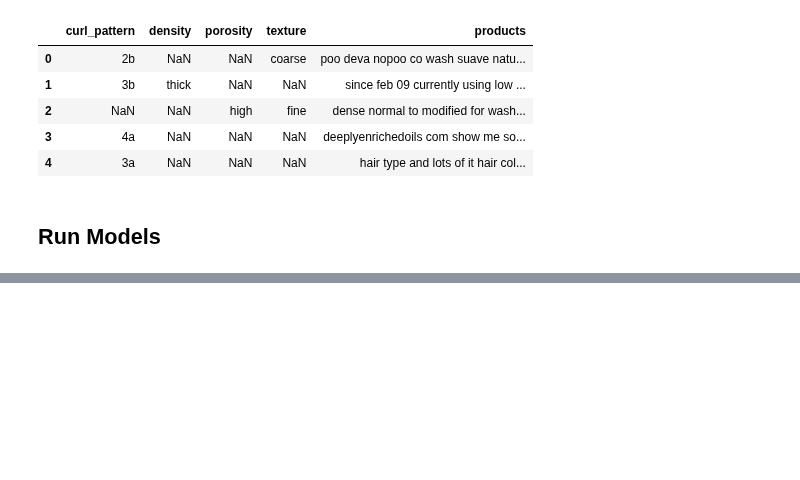
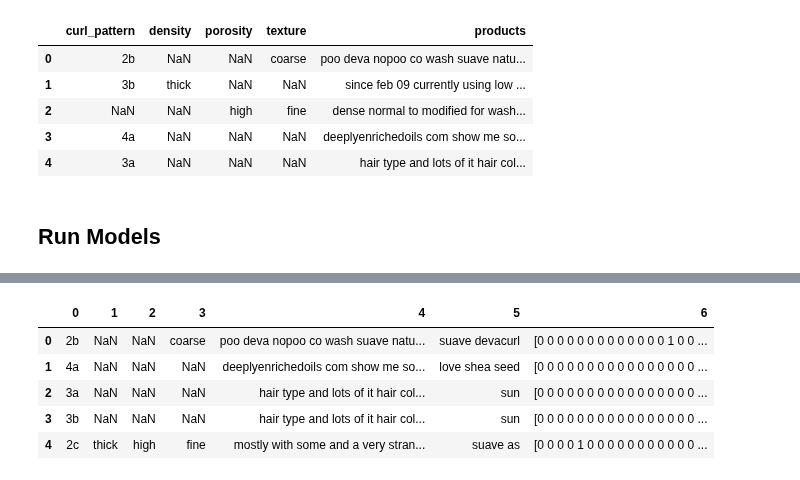
Before and after one commit to 99KHayes/products-for-curlies, a Jupyter notebook: notebooks/03_analysis/20190911-kph-models-on-cleaned-data.ipynb, the cells around one changed output, grey strips where cells are left out. Drawn from its saved outputs; the diff is of its cells as text; code cells hidden in the pictures; blank space fills up the shorter version.

Commit message:
made vectors

```diff
--- a/notebooks/03_analysis/20190911-kph-models-on-cleaned-data.ipynb
+++ b/notebooks/03_analysis/20190911-kph-models-on-cleaned-data.ipynb
@@ -74,0 +152,6 @@ products_df.head()
+# %%
+vectorizer = CountVectorizer()
+x = vectorizer.fit_transform(products_df['relevant_products'].values)
+list_of_vectors= x.toarray()
+print(vectorizer.get_feature_names())
+print(list_of_vectors[0])
@@ -74,0 +163,6 @@ products_df.head()
+# %%
+vector_list = []
+for x in range(len(list_of_vectors)):
+    vector_list.append(str(list_of_vectors[x]))
+vector_df = pd.DataFrame(vector_list)
+vector_df.head()
@@ -74,0 +176,10 @@ products_df.head()
+# %%
+products_with_vecs = pd.concat([products_df,vector_df], ignore_index=True, axis=1)
+products_with_vecs.head()
+# %% [output]
+|  | 0 | 1 | 2 | 3 | 4 | 5 | 6 |
+| 0 | 2b | NaN | NaN | coarse | poo deva nopoo co wash suave natu... | suave devacurl | [0 0 0 0 0 0 0 0 0 0 0 0 0 1 0 0 ... |
+| 1 | 4a | NaN | NaN | NaN | deeplyenrichedoils com show me so... | love shea seed | [0 0 0 0 0 0 0 0 0 0 0 0 0 0 0 0 ... |
+| 2 | 3a | NaN | NaN | NaN | hair type and lots of it hair col... | sun | [0 0 0 0 0 0 0 0 0 0 0 0 0 0 0 0 ... |
+| 3 | 3b | NaN | NaN | NaN | hair type and lots of it hair col... | sun | [0 0 0 0 0 0 0 0 0 0 0 0 0 0 0 0 ... |
+| 4 | 2c | thick | high | fine | mostly with some and a very stran... | suave as | [0 0 0 0 1 0 0 0 0 0 0 0 0 0 0 0 ... |
```
Also changed, not shown: parts of 8 cells of this notebook, 1 other file.
